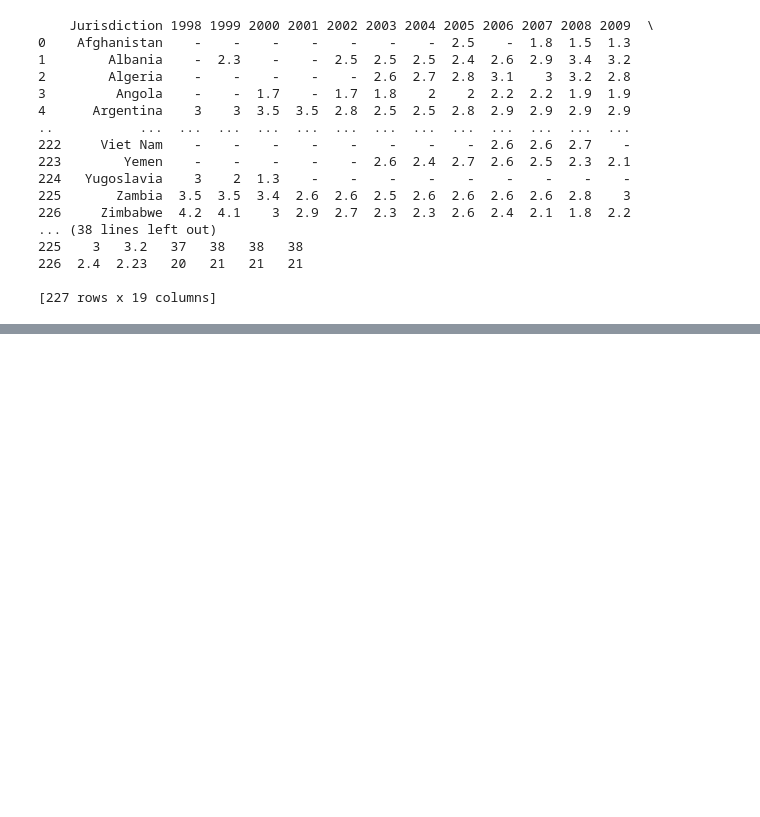
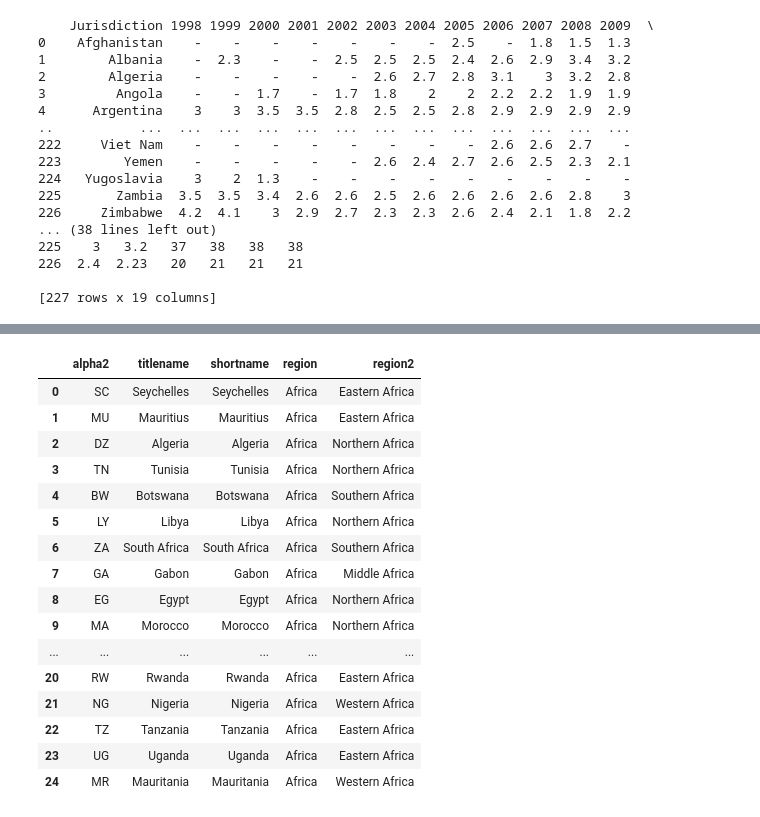
Before and after one commit to data301-2021-winter1/group35-project, a Jupyter notebook: notebooks/analysis1.ipynb, the cells around one changed output, grey strips where cells are left out. Saved outputs shown, nothing was run; the diff lists cells and outputs as text; code cells hidden in the pictures; blank space fills up the shorter version.

```diff
--- a/notebooks/analysis1.ipynb
+++ b/notebooks/analysis1.ipynb
@@ -51,0 +101,8 @@ WID_CC.head()
+# %%
+#Finding Key Percentiles
+KeyPer = ["p90p100", "p50p90", "p0p50", "p99p100", ]
+SCV = pd.DataFrame(columns = WID_SC.columns)
+for c in KeyPer:
+    SCV = SCV.append(WID_SC.loc[WID_SC["variable"] == 'sptinc992j'].loc[WID_SC["percentile"] == c], ignore_index=True)
+SCV
+{'sptinc992j' : 'Share Nat. Income'}
@@ -51,0 +111,14 @@ WID_CC.head()
+# %%
+#Finding Key Income/Welath Variables
+KeyIW = ['anninc992i', 'agdpro992i', 'anweal992i', 'wwealn999i', 'rptinc992j', 'npopul999i']
+KeyIWD = {
+    'anninc992i' : 'Nat. Income',
+    'agdpro992i': 'GDP',
+    'anweal992i' : 'Nat. Wealth',
+    'wwealn999i': 'Nat. Wealth to Income',
+    'rptinc992j': 't10/b50 ratio',
+    'npopul999i' : 'Population'}
+SCIW = pd.DataFrame(columns = WID_SC.columns)
+for c in KeyIWD:
+    SCIW = SCIW.append(WID_SC.loc[WID_SC["variable"] == c], ignore_index=True)
+SCIW
@@ -51,0 +180,5 @@ WID_CC.head()
+# %%
+import pandas as pd
+WID_CC = pd.read_csv('../data/raw/WID_countries.csv', sep = ";")
+WID_CC.rename({})
+WID_CC.head()
@@ -51,0 +192,4 @@ WID_CC.head()
+# %%
+AfDev = pd.read_csv('../data/raw/AfricanDevelopment.csv')
+AfDev = AfDev[0:27]
+AfDev
@@ -51,0 +214,23 @@ WID_CC.head()
+# %%
+Af_CC = pd.DataFrame(columns = WID_CC.columns)
+for c in AfDev['country']:
+    Af_CC = Af_CC.append(WID_CC.loc[WID_CC['titlename'] == c], ignore_index=True)
+Af_CC
+# %% [output]
+|  | alpha2 | titlename | shortname | region | region2 |
+| 0 | SC | Seychelles | Seychelles | Africa | Eastern Africa |
+| 1 | MU | Mauritius | Mauritius | Africa | Eastern Africa |
+| 2 | DZ | Algeria | Algeria | Africa | Northern Africa |
+| 3 | TN | Tunisia | Tunisia | Africa | Northern Africa |
+| 4 | BW | Botswana | Botswana | Africa | Southern Africa |
+| 5 | LY | Libya | Libya | Africa | Northern Africa |
+| 6 | ZA | South Africa | South Africa | Africa | Southern Africa |
+| 7 | GA | Gabon | Gabon | Africa | Middle Africa |
+| 8 | EG | Egypt | Egypt | Africa | Northern Africa |
+| 9 | MA | Morocco | Morocco | Africa | Northern Africa |
+| ... | ... | ... | ... | ... | ... |
+| 20 | RW | Rwanda | Rwanda | Africa | Eastern Africa |
+| 21 | NG | Nigeria | Nigeria | Africa | Western Africa |
+| 22 | TZ | Tanzania | Tanzania | Africa | Eastern Africa |
+| 23 | UG | Uganda | Uganda | Africa | Eastern Africa |
+| 24 | MR | Mauritania | Mauritania | Africa | Western Africa |
```
Also changed, not shown: parts of 11 cells of this notebook, 1 other file.
